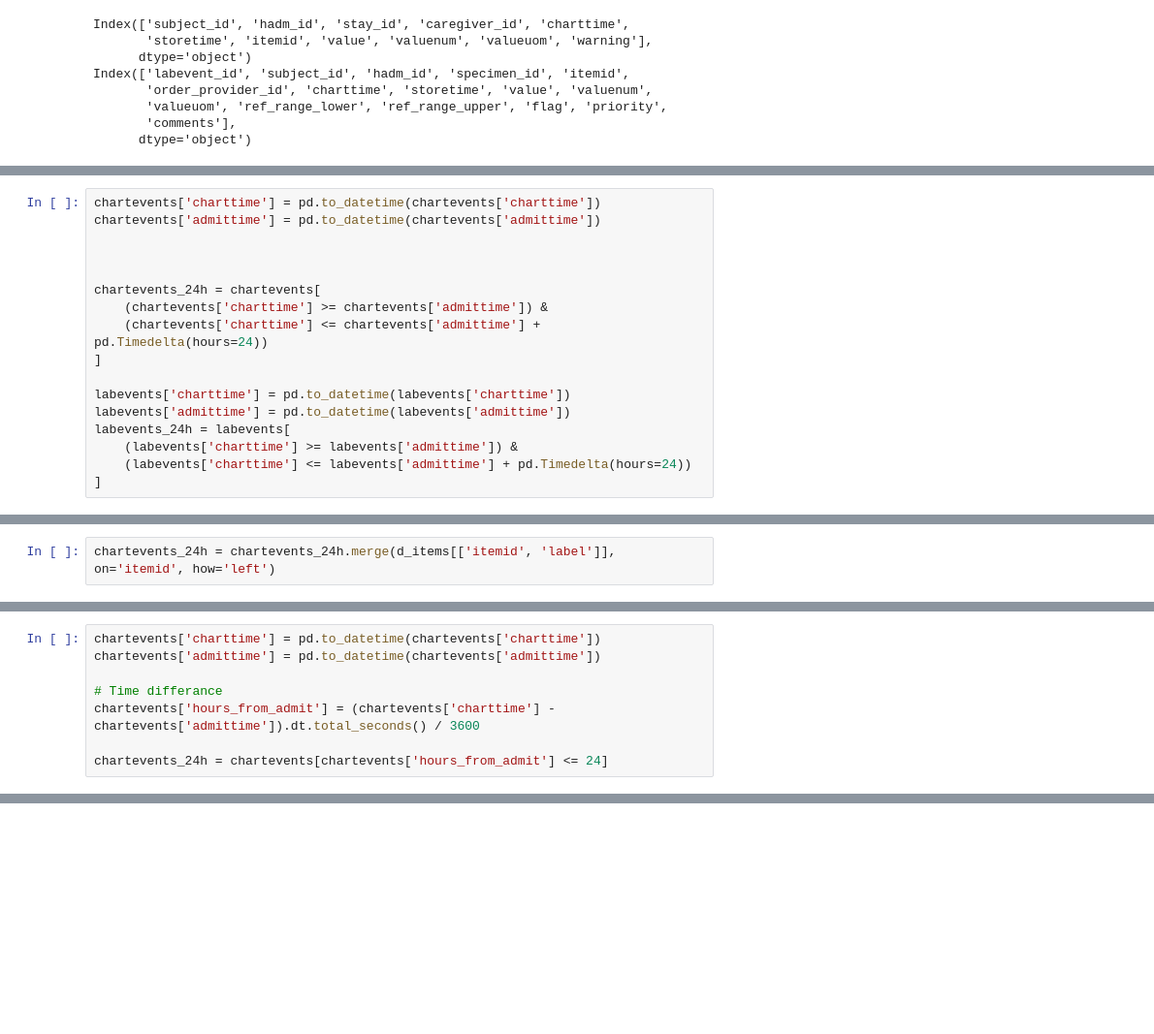
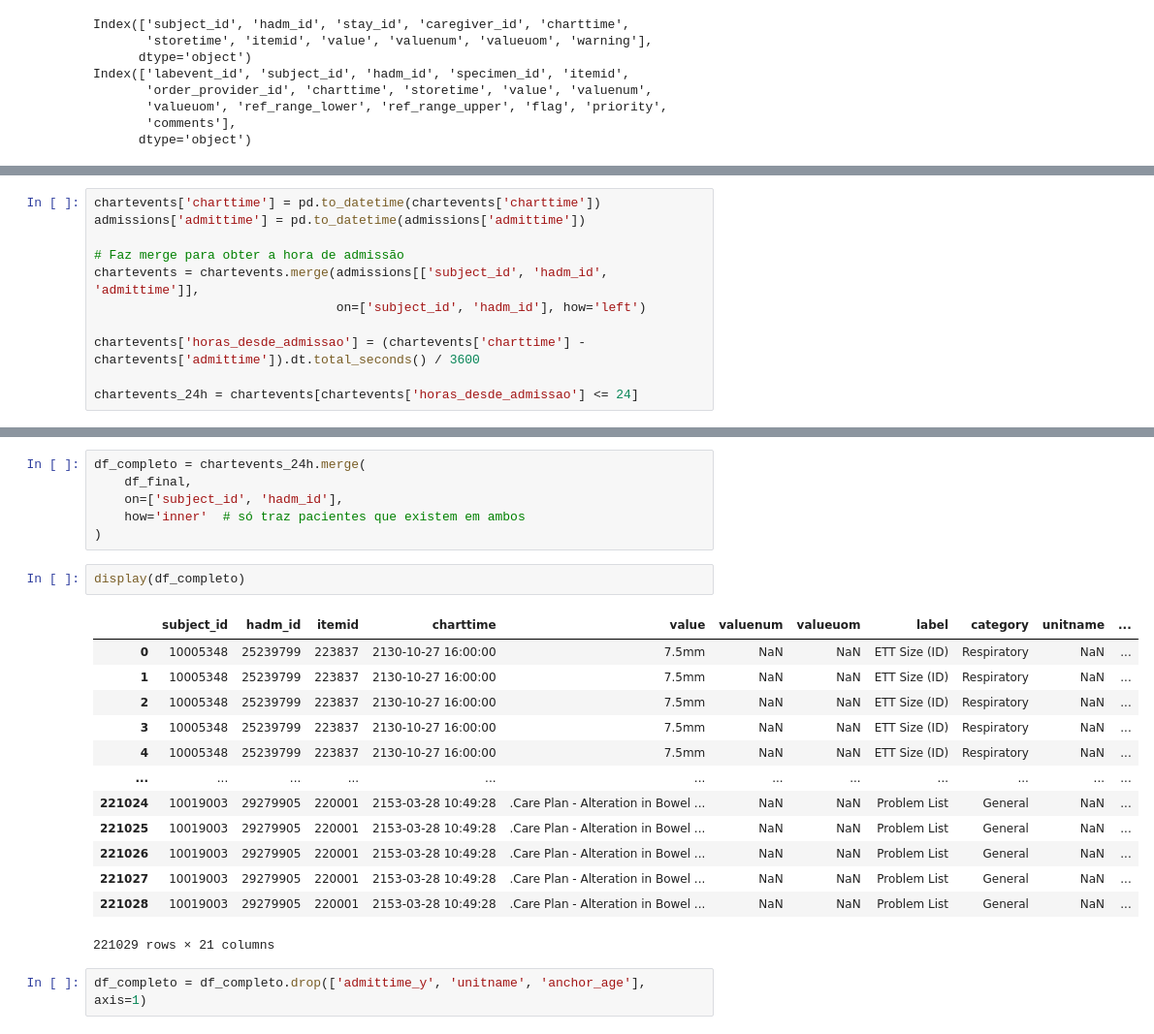
Before and after one commit to CatarinaCosta02/Master_Thesis, a Jupyter notebook: profiling/diagnosis.ipynb, the cells around one changed output, grey strips where cells are left out. Shown at 97% size. Cells and saved outputs as stored; diff of their text form; blank space fills up the shorter version.

```diff
--- a/profiling/diagnosis.ipynb
+++ b/profiling/diagnosis.ipynb
@@ -707,17 +678,11 @@ Index(['labevent_id', 'subject_id', 'hadm_id', 'specimen_id', 'itemid',
 # %%
 chartevents['charttime'] = pd.to_datetime(chartevents['charttime'])
-chartevents['admittime'] = pd.to_datetime(chartevents['admittime'])
+admissions['admittime'] = pd.to_datetime(admissions['admittime'])
 
+# Faz merge para obter a hora de admissão
+chartevents = chartevents.merge(admissions[['subject_id', 'hadm_id', 'admittime']],
+                                on=['subject_id', 'hadm_id'], how='left')
 
+chartevents['horas_desde_admissao'] = (chartevents['charttime'] - chartevents['admittime']).dt.total_seconds() / 3600
 
-chartevents_24h = chartevents[
-    (chartevents['charttime'] >= chartevents['admittime']) &
-    (chartevents['charttime'] <= chartevents['admittime'] + pd.Timedelta(hours=24))
-]
-
-labevents['charttime'] = pd.to_datetime(labevents['charttime'])
-labevents['admittime'] = pd.to_datetime(labevents['admittime'])
-labevents_24h = labevents[
-    (labevents['charttime'] >= labevents['admittime']) &
-    (labevents['charttime'] <= labevents['admittime'] + pd.Timedelta(hours=24))
-]
+chartevents_24h = chartevents[chartevents['horas_desde_admissao'] <= 24]
@@ -733,2 +688,0 @@ int64
-# %%
-chartevents_24h = chartevents_24h.merge(d_items[['itemid', 'label']], on='itemid', how='left')
@@ -789,8 +688,0 @@ sns.heatmap(
-# %%
-chartevents['charttime'] = pd.to_datetime(chartevents['charttime'])
-chartevents['admittime'] = pd.to_datetime(chartevents['admittime'])
-
-# Time differance
-chartevents['hours_from_admit'] = (chartevents['charttime'] - chartevents['admittime']).dt.total_seconds() / 3600
-
-chartevents_24h = chartevents[chartevents['hours_from_admit'] <= 24]
@@ -830,0 +712,24 @@ labevents.to_csv('labevents', index=False)
+# %%
+df_completo = chartevents_24h.merge(
+    df_final,
+    on=['subject_id', 'hadm_id'],
+    how='inner'  # só traz pacientes que existem em ambos
+)
+# %%
+display(df_completo)
+# %% [output]
+|  | subject_id | hadm_id | itemid | charttime | value | valuenum | valueuom | label | category | unitname | ... |
+| 0 | 10005348 | 25239799 | 223837 | 2130-10-27 16:00:00 | 7.5mm | NaN | NaN | ETT Size (ID) | Respiratory | NaN | ... |
+| 1 | 10005348 | 25239799 | 223837 | 2130-10-27 16:00:00 | 7.5mm | NaN | NaN | ETT Size (ID) | Respiratory | NaN | ... |
+| 2 | 10005348 | 25239799 | 223837 | 2130-10-27 16:00:00 | 7.5mm | NaN | NaN | ETT Size (ID) | Respiratory | NaN | ... |
+| 3 | 10005348 | 25239799 | 223837 | 2130-10-27 16:00:00 | 7.5mm | NaN | NaN | ETT Size (ID) | Respiratory | NaN | ... |
+| 4 | 10005348 | 25239799 | 223837 | 2130-10-27 16:00:00 | 7.5mm | NaN | NaN | ETT Size (ID) | Respiratory | NaN | ... |
+| ... | ... | ... | ... | ... | ... | ... | ... | ... | ... | ... | ... |
+| 221024 | 10019003 | 29279905 | 220001 | 2153-03-28 10:49:28 | .Care Plan - Alteration in Bowel ... | NaN | NaN | Problem List | General | NaN | ... |
+| 221025 | 10019003 | 29279905 | 220001 | 2153-03-28 10:49:28 | .Care Plan - Alteration in Bowel ... | NaN | NaN | Problem List | General | NaN | ... |
+| 221026 | 10019003 | 29279905 | 220001 | 2153-03-28 10:49:28 | .Care Plan - Alteration in Bowel ... | NaN | NaN | Problem List | General | NaN | ... |
+| 221027 | 10019003 | 29279905 | 220001 | 2153-03-28 10:49:28 | .Care Plan - Alteration in Bowel ... | NaN | NaN | Problem List | General | NaN | ... |
+| 221028 | 10019003 | 29279905 | 220001 | 2153-03-28 10:49:28 | .Care Plan - Alteration in Bowel ... | NaN | NaN | Problem List | General | NaN | ... |
+221029 rows × 21 columns
+# %%
+df_completo = df_completo.drop(['admittime_y', 'unitname', 'anchor_age'], axis=1)
```
Also changed, not shown: parts of 60 cells of this notebook, 2 other files.
